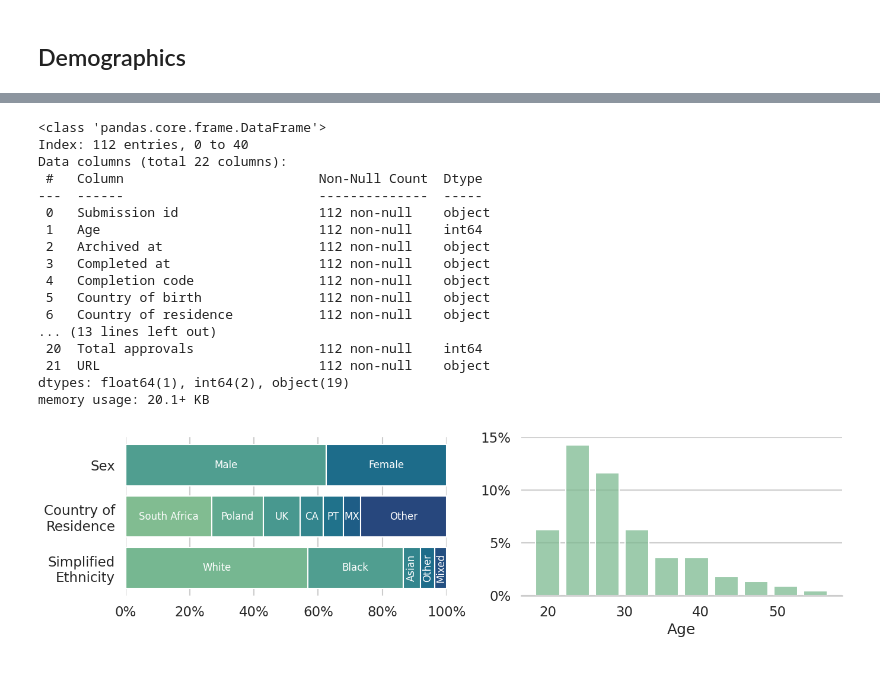
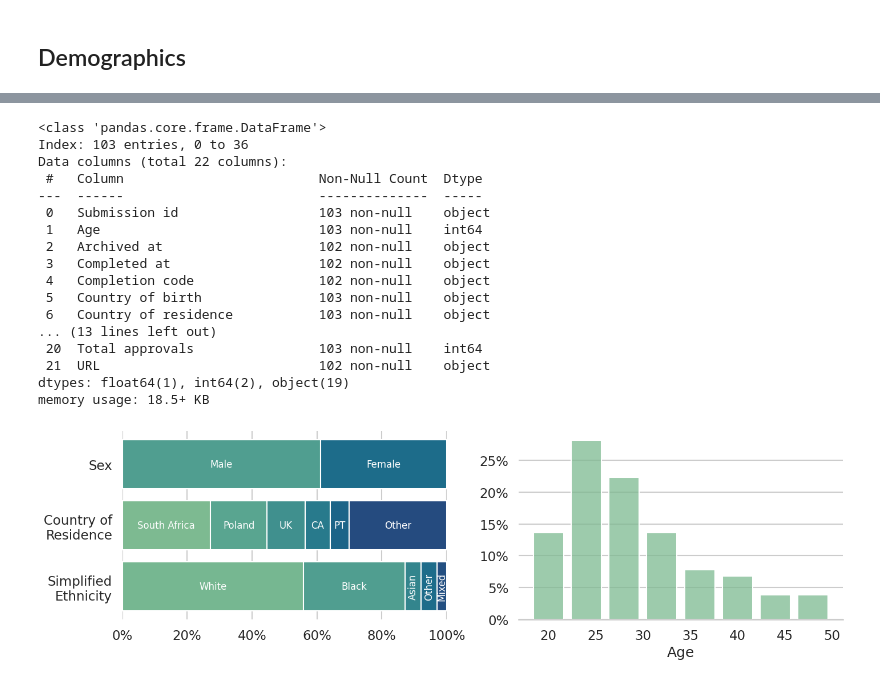
Before and after one commit to mauricekraus/quants-generate, a Jupyter notebook: time_qa-dataset/notebooks/Read Forms.ipynb, the cells around one changed output, grey strips where cells are left out. Cells and saved outputs as stored; diff of their text form; code cells hidden in the pictures.

```diff
--- a/time_qa-dataset/notebooks/Read Forms.ipynb
+++ b/time_qa-dataset/notebooks/Read Forms.ipynb
@@ -21,7 +24,7 @@ from tqdm import tqdm
 
 **Note:** Replace `binary` in the definition of `mode` (frist line of the following cell) with `multi`/`open` to run this for the multi-choice or open-ended study.
 # %%
-mode = "multi"  # Change to "multi" or "open" for multi-choice or open-ended study
+mode = "open"  # Change to "multi" or "open" for multi-choice or open-ended study
 study_file = Path(f"../../generated-dataset-30_000/human-study/{mode}/study_forms_{mode}.csv")
 ground_truth_file = study_file.with_name(study_file.name.replace("study_forms_", "study_data_"))
 form_results = study_file.with_name(study_file.name.replace("study_forms_", "form_responses_"))
@@ -408,0 +419,14 @@ metrics(
+# %%
+path_to_responses = lambda mode: Path(
+    f"../../generated-dataset-30_000/human-study/{mode}/form_responses_{mode}.csv"
+)
+
+participant_ids = pd.concat(
+    {
+        "binary": pd.read_csv(path_to_responses("binary"), index_col=0)["prolific_id"].drop_duplicates(),
+        "multi": pd.read_csv(path_to_responses("multi"), index_col=0)["prolific_id"].drop_duplicates(),
+        "open": pd.read_csv(path_to_responses("open"), index_col=0)["prolific_id"].drop_duplicates(),
+    }
+)
+
+participant_ids.groupby(level=0).count()
@@ -416,8 +445,9 @@ dems_multi = pd.read_csv("../../generated-dataset-30_000/human-study/multi/proli
 dems_open = pd.read_csv("../../generated-dataset-30_000/human-study/open/prolific_demographics_export.csv")
 dems = pd.concat([dems_binary, dems_multi, dems_open])
 
-dems = dems[dems["Age"] != "CONSENT_REVOKED"]
-dems = dems[dems["Status"].isin(["AWAITING REVIEW", "APPROVED"])]
+# dems = dems[dems["Age"] != "CONSENT_REVOKED"]
+# dems = dems[dems["Status"].isin(["AWAITING REVIEW", "APPROVED"])]
+dems = dems[dems["Participant id"].isin(participant_ids)]
 dems["Age"] = dems["Age"].astype(int)
 dems
 # %% [output]
@@ -438,22 +468,22 @@ dems
 dems.info()
 # %% [output]
 <class 'pandas.core.frame.DataFrame'>
-Index: 112 entries, 0 to 40
+Index: 103 entries, 0 to 36
 Data columns (total 22 columns):
  #   Column                         Non-Null Count  Dtype
 ---  ------                         --------------  -----
- 0   Submission id                  112 non-null    object
- 1   Age                            112 non-null    int64
- 2   Archived at                    112 non-null    object
- 3   Completed at                   112 non-null    object
- 4   Completion code                112 non-null    object
- 5   Country of birth               112 non-null    object
- 6   Country of residence           112 non-null    object
+ 0   Submission id                  103 non-null    object
+ 1   Age                            103 non-null    int64
+ 2   Archived at                    102 non-null    object
+ 3   Completed at                   102 non-null    object
+ 4   Completion code                102 non-null    object
+ 5   Country of birth               103 non-null    object
+ 6   Country of residence           103 non-null    object
 ... (13 lines left out)
- 20  Total approvals                112 non-null    int64
- 21  URL                            112 non-null    object
+ 20  Total approvals                103 non-null    int64
+ 21  URL                            102 non-null    object
 dtypes: float64(1), int64(2), object(19)
-memory usage: 20.1+ KB
+memory usage: 18.5+ KB
 # %%
 sns.set_context("talk")
 sns.set_style("whitegrid")
@@ -548,32 +578,32 @@ for index, value in sex_counts.items():
         label=index,
         color=color_palettes["Sex"][sex_counts.index.get_loc(index)],
     )
     axes[0].text(
         bottom_sex + value / 2,
         2,
         index,
         ha="center",
         va="center",
         color="white",
         fontsize=fontsize,
     )
     bottom_sex += value
 
 
 axes[0].set_xlim(0, 100)
 # axes[0].set_xlabel("Percentage")
 axes[0].set_xticklabels([f"{val.get_text()}%" for val in axes[0].get_xticklabels()])
 sns.despine(ax=axes[0], left=True, bottom=True)
 
 sns.histplot(x=dems["Age"], shrink=0.8, stat="percent", ax=axes[1])
 axes[1].xaxis.grid(False)
 axes[1].set_ylabel(None)
 axes[1].set_yticklabels([f"{val.get_text()}%" for val in axes[1].get_yticklabels()])
 sns.despine(ax=axes[1], left=True)
 
-plt.tight_layout(w_pad=1)
+plt.tight_layout(w_pad=1, pad=0)
 
 plt.savefig(study_file.absolute().parents[1] / "human_evaluation-demographics.pdf")
 plt.show()
 # %% [output]
-[figure, old version]
+[figure, new version]
```
Also changed, not shown: parts of 8 cells of this notebook.
